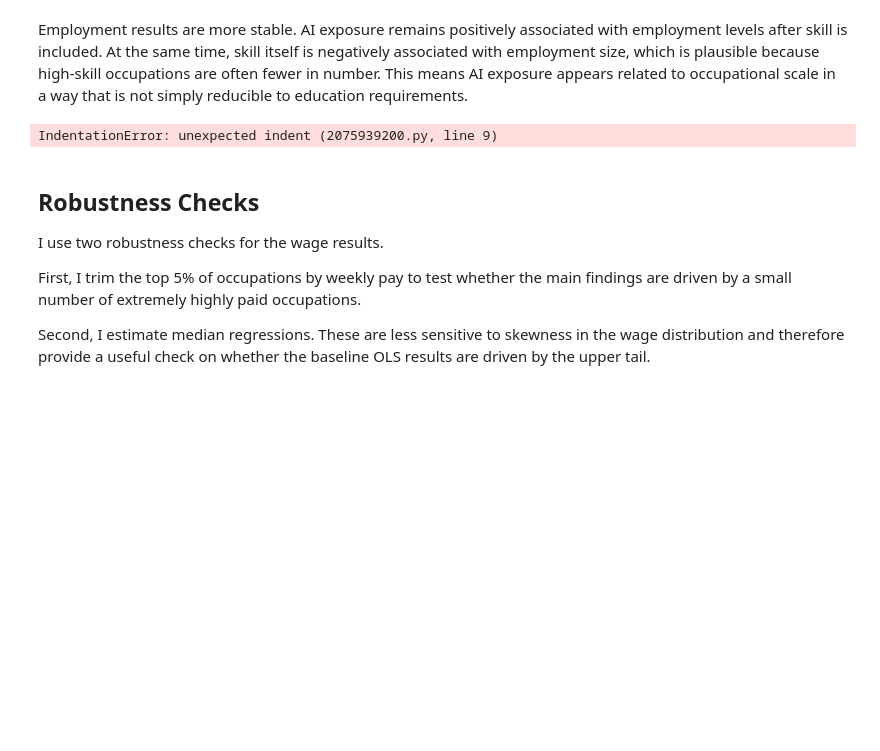
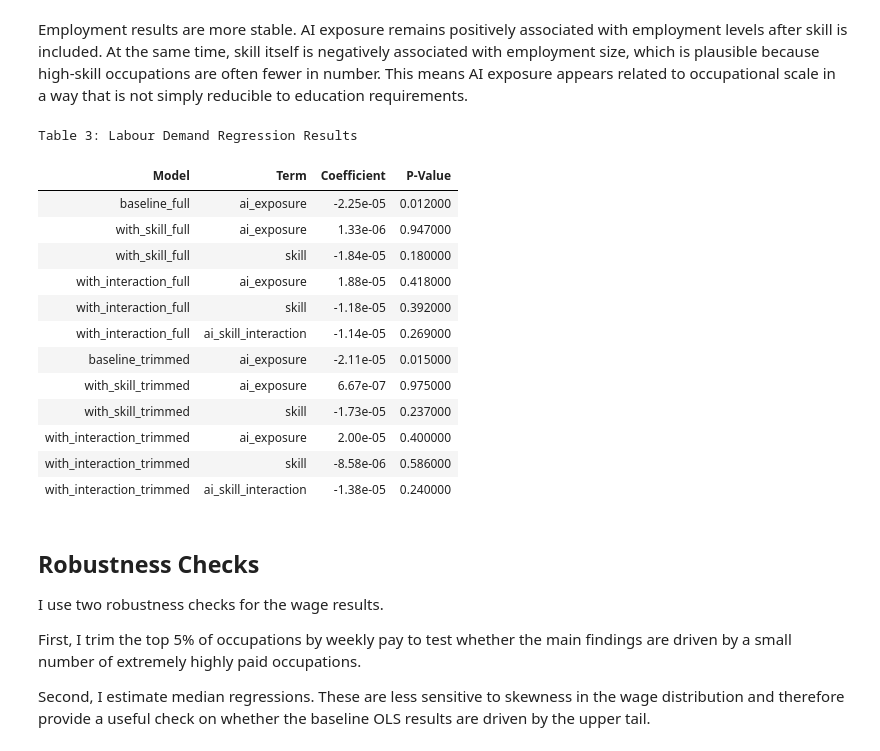
Before and after one commit to riyachandarana/Empirical-Project-2026, a Jupyter notebook: blog.ipynb, the cells around one changed output. Cells and saved outputs as stored; diff of their text form; code cells hidden in the pictures; blank space fills up the shorter version.

Commit message:
Fix robustness table numbering to Table 4, fix demand table display

```diff
--- a/blog.ipynb
+++ b/blog.ipynb
@@ -218,18 +218,30 @@ Employment results are more stable. AI exposure remains positively associated wi
 # %%
 demand_summary = demand_results[
     demand_results["term"].isin(["ai_exposure", "skill", "ai_skill_interaction"])
 ][["model", "term", "coef", "p_value"]].copy()
 
-demand_summary["coef"] = demand_summary["coef"].round(6)
+demand_summary["coef"] = demand_summary["coef"].apply(lambda x: f"{x:.2e}")
 demand_summary["p_value"] = demand_summary["p_value"].round(3)
 demand_summary.columns = ["Model", "Term", "Coefficient", "P-Value"]
 
-styled = demand_summary.style.format({"Coefficient": "{:.2e}", "P-Value": "{:.3f}"})
-styled = styled.set_caption("Table 3: Labour Demand Regression Results")
+styled = demand_summary.style.set_caption("Table 3: Labour Demand Regression Results")
 styled = styled.hide(axis="index")
 styled
 # %% [output]
-IndentationError: unexpected indent (2075939200.py, line 9)
+Table 3: Labour Demand Regression Results
+| Model | Term | Coefficient | P-Value |
+| baseline_full | ai_exposure | -2.25e-05 | 0.012000 |
+| with_skill_full | ai_exposure | 1.33e-06 | 0.947000 |
+| with_skill_full | skill | -1.84e-05 | 0.180000 |
+| with_interaction_full | ai_exposure | 1.88e-05 | 0.418000 |
+| with_interaction_full | skill | -1.18e-05 | 0.392000 |
+| with_interaction_full | ai_skill_interaction | -1.14e-05 | 0.269000 |
+| baseline_trimmed | ai_exposure | -2.11e-05 | 0.015000 |
+| with_skill_trimmed | ai_exposure | 6.67e-07 | 0.975000 |
+| with_skill_trimmed | skill | -1.73e-05 | 0.237000 |
+| with_interaction_trimmed | ai_exposure | 2.00e-05 | 0.400000 |
+| with_interaction_trimmed | skill | -8.58e-06 | 0.586000 |
+| with_interaction_trimmed | ai_skill_interaction | -1.38e-05 | 0.240000 |
 # %% [markdown]
 ## Robustness Checks
 
```
Also changed, not shown: parts of 2 cells of this notebook, 1 other file.
